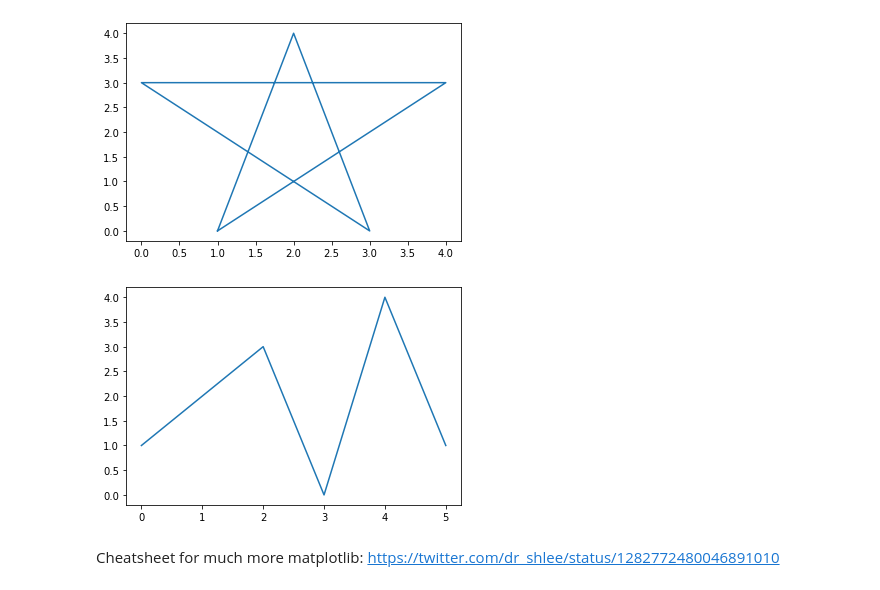
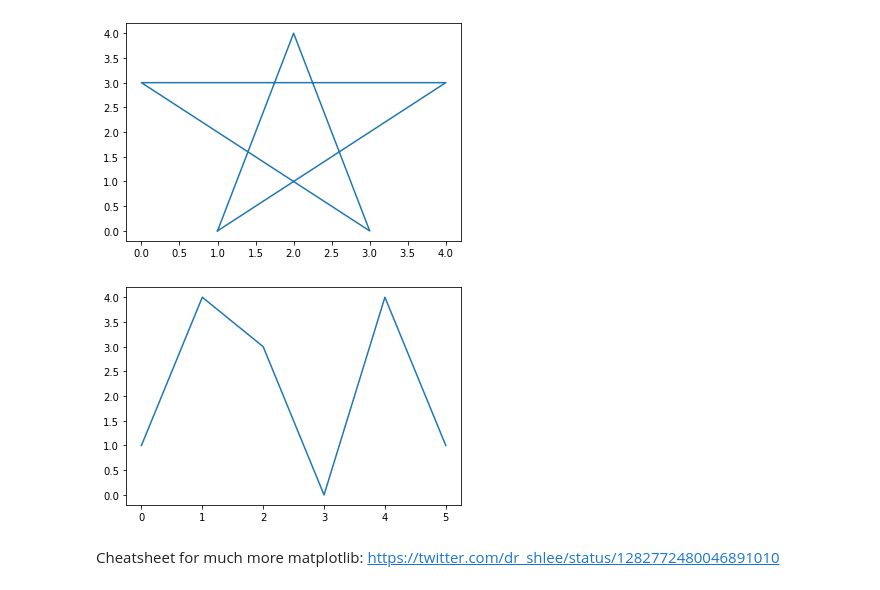
Before and after one commit to strawlab/wm01-tiger, a Jupyter notebook: lectures/lecture2/Scopes, Types, etc.ipynb, the cells around one changed output. Cells and saved outputs as stored; diff of their text form; code cells hidden in the pictures.

```diff
--- a/lectures/lecture2/Scopes, Types, etc.ipynb
+++ b/lectures/lecture2/Scopes, Types, etc.ipynb
@@ -641,10 +653,10 @@ plt.plot(x,y);
 # %% [output]
 [figure]
 # %%
-y=[1,2,3,0,4,1]
+y=[1,4,3,0,4,1]
 plt.plot(y);
 # %% [output]
-[figure, old version]
+[figure, new version]
 # %% [markdown]
 Cheatsheet for much more matplotlib: https://twitter.com/dr_shlee/status/1282772480046891010
 # %% [markdown]
```
Also changed, not shown: parts of 42 cells of this notebook.
